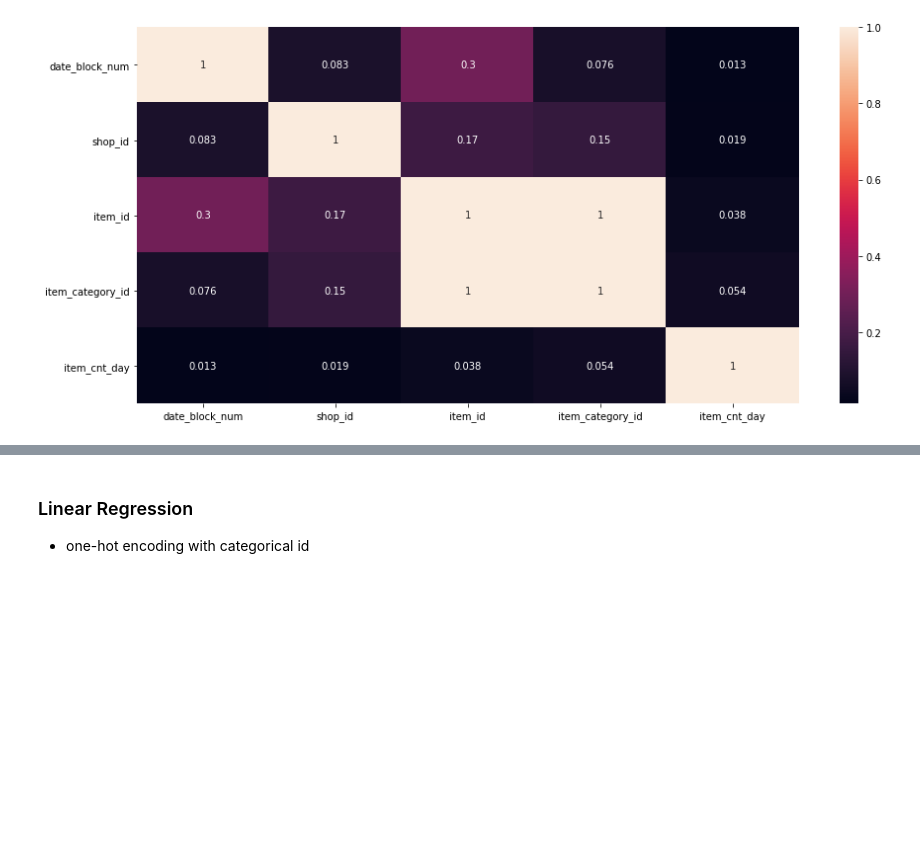
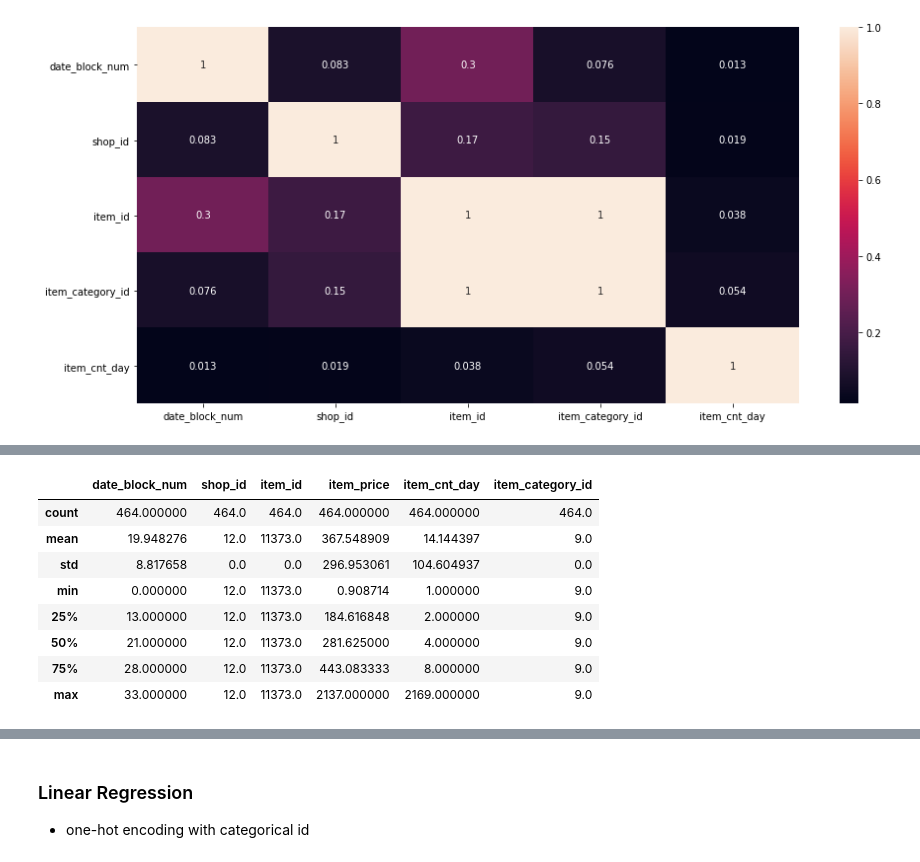
Before and after one commit to Chialijuan/kayabuttertoast, a Jupyter notebook: jupyter_nb/lijuan_kernel.ipynb, the cells around one changed output, grey strips where cells are left out. Cells and saved outputs as stored; diff of their text form; code cells hidden in the pictures; blank space fills up the shorter version.

```diff
--- a/jupyter_nb/lijuan_kernel.ipynb
+++ b/jupyter_nb/lijuan_kernel.ipynb
@@ -227,0 +244,12 @@ plt.show()
+# %%
+full_train[full_train['item_id'] == 11373].describe()
+# %% [output]
+|  | date_block_num | shop_id | item_id | item_price | item_cnt_day | item_category_id |
+| count | 464.000000 | 464.0 | 464.0 | 464.000000 | 464.000000 | 464.0 |
+| mean | 19.948276 | 12.0 | 11373.0 | 367.548909 | 14.144397 | 9.0 |
+| std | 8.817658 | 0.0 | 0.0 | 296.953061 | 104.604937 | 0.0 |
+| min | 0.000000 | 12.0 | 11373.0 | 0.908714 | 1.000000 | 9.0 |
+| 25% | 13.000000 | 12.0 | 11373.0 | 184.616848 | 2.000000 | 9.0 |
+| 50% | 21.000000 | 12.0 | 11373.0 | 281.625000 | 4.000000 | 9.0 |
+| 75% | 28.000000 | 12.0 | 11373.0 | 443.083333 | 8.000000 | 9.0 |
+| max | 33.000000 | 12.0 | 11373.0 | 2137.000000 | 2169.000000 | 9.0 |
```
Also changed, not shown: parts of 12 cells of this notebook.
